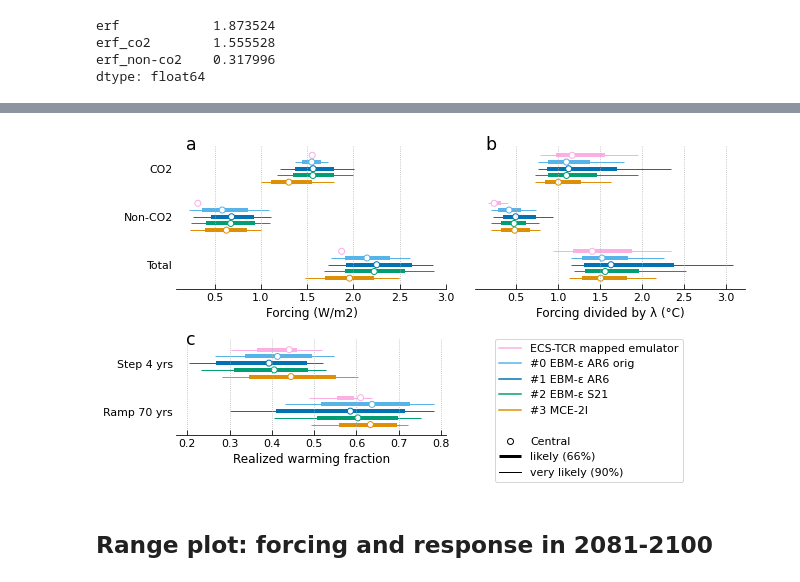
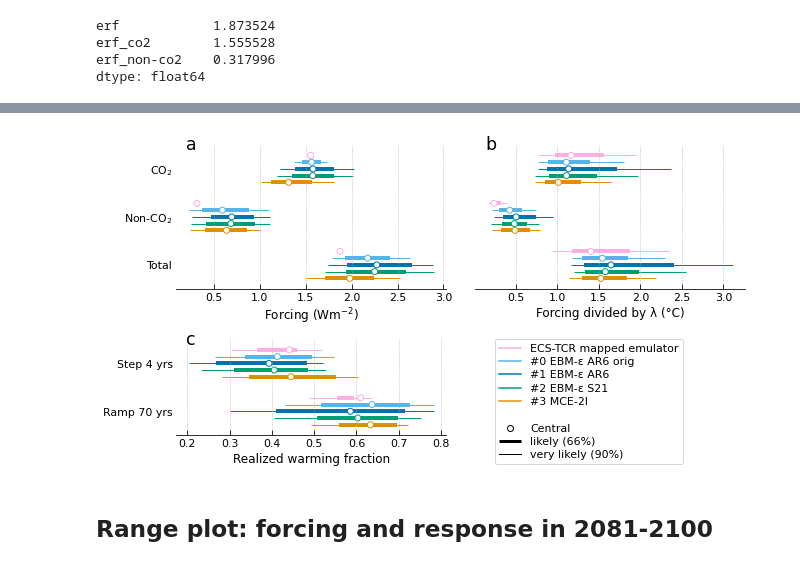
Before and after one commit to tsutsui1872/ar6-tlm, a Jupyter notebook: notebook/084_postproc.ipynb, the cells around one changed output, grey strips where cells are left out. Saved outputs shown, nothing was run; the diff lists cells and outputs as text; code cells hidden in the pictures.

```diff
--- a/notebook/084_postproc.ipynb
+++ b/notebook/084_postproc.ipynb
@@ -883,12 +824,11 @@ dfq1_add = (
             index=df_parms_ch4.index, columns=d1.index,
         ),
     })
-    .stack()
-    .unstack(0)
-    .reorder_levels([2, 0, 1])
-    .rename(map_variable, level=0)
-    .rename(map_qpoint_2, level=2)
-    .sort_index()
+    .unstack([0, 1])
+    .reorder_levels([1, 0, 2], axis=1)
+    .rename(map_variable, level=1, axis=1)
+    .rename(map_qpoint_2)
+    .sort_index(axis=1)
 )
 dfq1_add
 # %% [output]
@@ -911,10 +843,10 @@ dfq1_add
 # %%
 dfq2_add = (
     pd.concat({method: df_parms_ch4[['rwf_step_4', 'rwf_ramp_70']].stack()})
-    .reorder_levels([2, 0, 1])
-    .rename(map_variable, level=0)
-    .rename(map_qpoint_2, level=2)
-    .sort_index()
+    .unstack([2, 0])
+    .rename(map_variable, level=0, axis=1)
+    .sort_index(axis=1)
+    .rename(map_qpoint_2)
 )
 dfq2_add
 # %% [output]
@@ -970,48 +869,53 @@ def plot_range_1(ax, din, group_order, member_order, map_color, **kw):
 # %%
 height_ref = 1.5
 width = height_ref * 2.5
+height = 2.0
 
-height = 2.0
-kw_space = {
-    'height': height,
-    'aspect': width/height,
-    'wspace': 0.4,
-    'extend': [
+plt.init_general(
+    height=height,
+    aspect=width/height,
+    wspace=0.4,
+    extend=[
         ('right', -1, {}),
         ('bottom', 0,
          {'height': height*(2./3.), 'aspect': width/height*(3./2.)}),
     ],
+)
+
+map_name_unit = {
+    'ERF': ('Forcing', 'Wm$^{−2}$'),
+    'ERF/lamg': ('Forcing divided by λ', '°C'),
+    'RWF': ('Realized warming fraction', ''),
 }
 
-map_name_unit = {
-    'ERF': ('Forcing', 'W/m2'),
-    'ERF/lamg': ('Forcing divided by λ', '°C'),
-}
-
-plot_quantile_range(
-    myplt,
-    pd.concat([dfq1, dfq1_add]),
+plt.plot_quantile_range(
+    pd.concat([dfq1, dfq1_add], axis=1).sort_index(axis=1),
+    axes=plt(0, 1),
     member_order=member_order,
     map_color=map_color,
-    kw_space=kw_space,
     map_name_unit=map_name_unit,
-    kw_legend={'loc': 'upper left', 'bbox_to_anchor': (0.55, 0.35)},
+    kw_legend={
+        'loc': 'upper left', 'bbox_to_anchor': (0.55, 0.35),
+        'labelspacing': 0.3,
+    },
 )
-ax = myplt(1)
-ax.yaxis.set_ticklabels([])
+plt(0).set_yticklabels([
+    tx._text.replace('CO2', 'CO$_2$') for tx in plt(0).get_yticklabels()
+])
+plt(1).tick_params(axis='y', labelleft=False)
 
-ax = myplt(2)
-plot_range_1(
-    ax,
-    pd.concat([dfq2, dfq2_add]),
-    ['Step 4 yrs', 'Ramp 70 yrs'],
-    member_order,
-    map_color,
+plt.plot_quantile_range(
+    pd.concat({
+        'RWF': pd.concat([dfq2, dfq2_add], axis=1).sort_index(axis=1)
+    }, axis=1),
+    axes=[plt(2)],
+    group_order=['Step 4 yrs', 'Ramp 70 yrs'],
+    member_order=member_order,
+    map_color=map_color,
+    map_name_unit=map_name_unit,
 )
-ax.set_xlabel('Realized warming fraction')
+plt.figure.legends[1].remove()
+plt.panel_label(va='center', xytext=(10, 0))
 
-myplt.panel_label(va='center', xytext=(10, 0))
-
-myplt.savefig('./picture/range_forcing_1995-2014.png')
-myplt.savefig('./picture/range_forcing_1995-2014.svg')
+plt.savefig('./image/range_forcing_1995-2014.png')
 # %% [output]
@@ -1020,4 +923,4 @@ myplt.savefig('./picture/range_forcing_1995-2014.svg')
-[figure, old version]
+[figure, new version]
 # %% [markdown]
 ## Range plot: forcing and response in 2081-2100
 # %%
```
Also changed, not shown: parts of 40 cells of this notebook, 17 other files.
